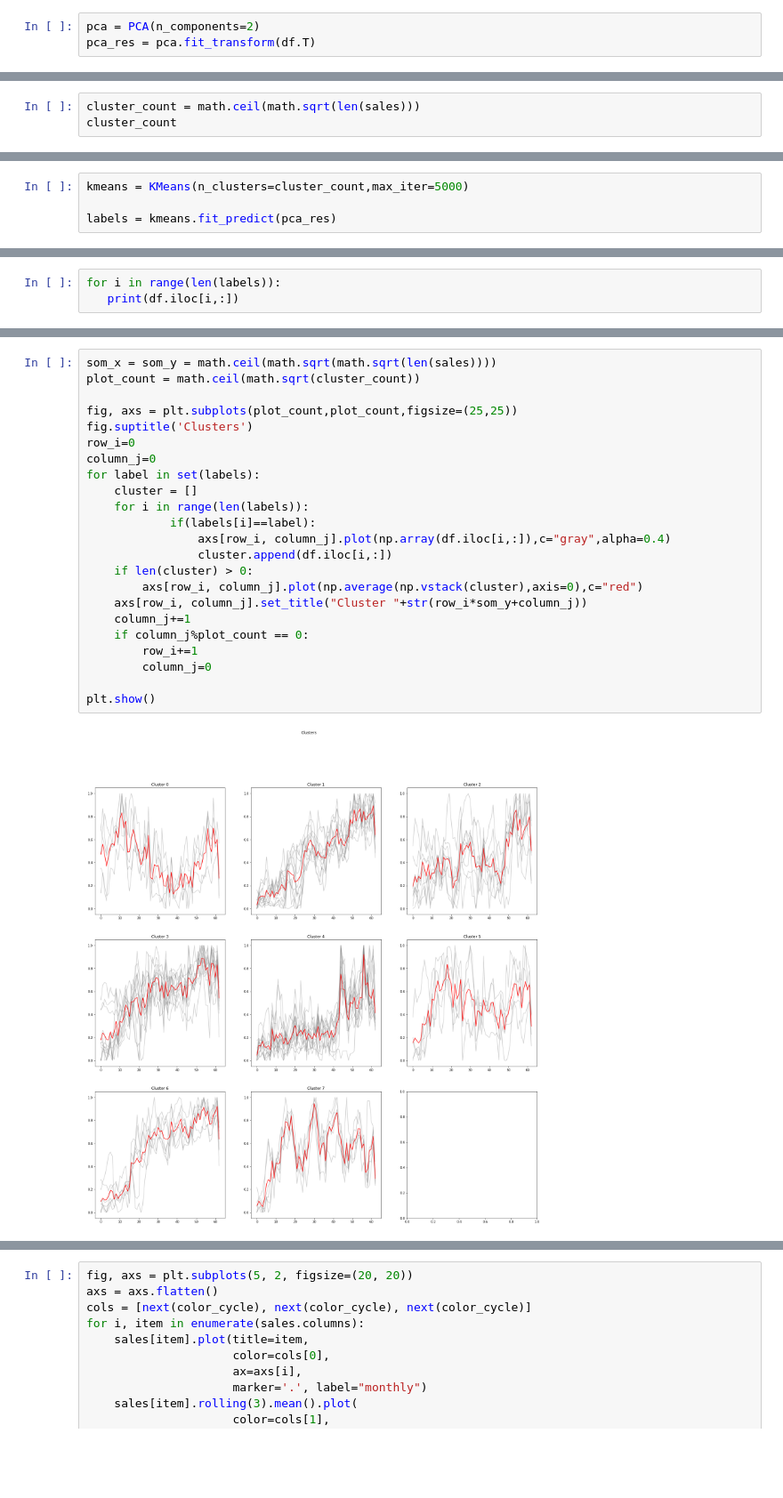
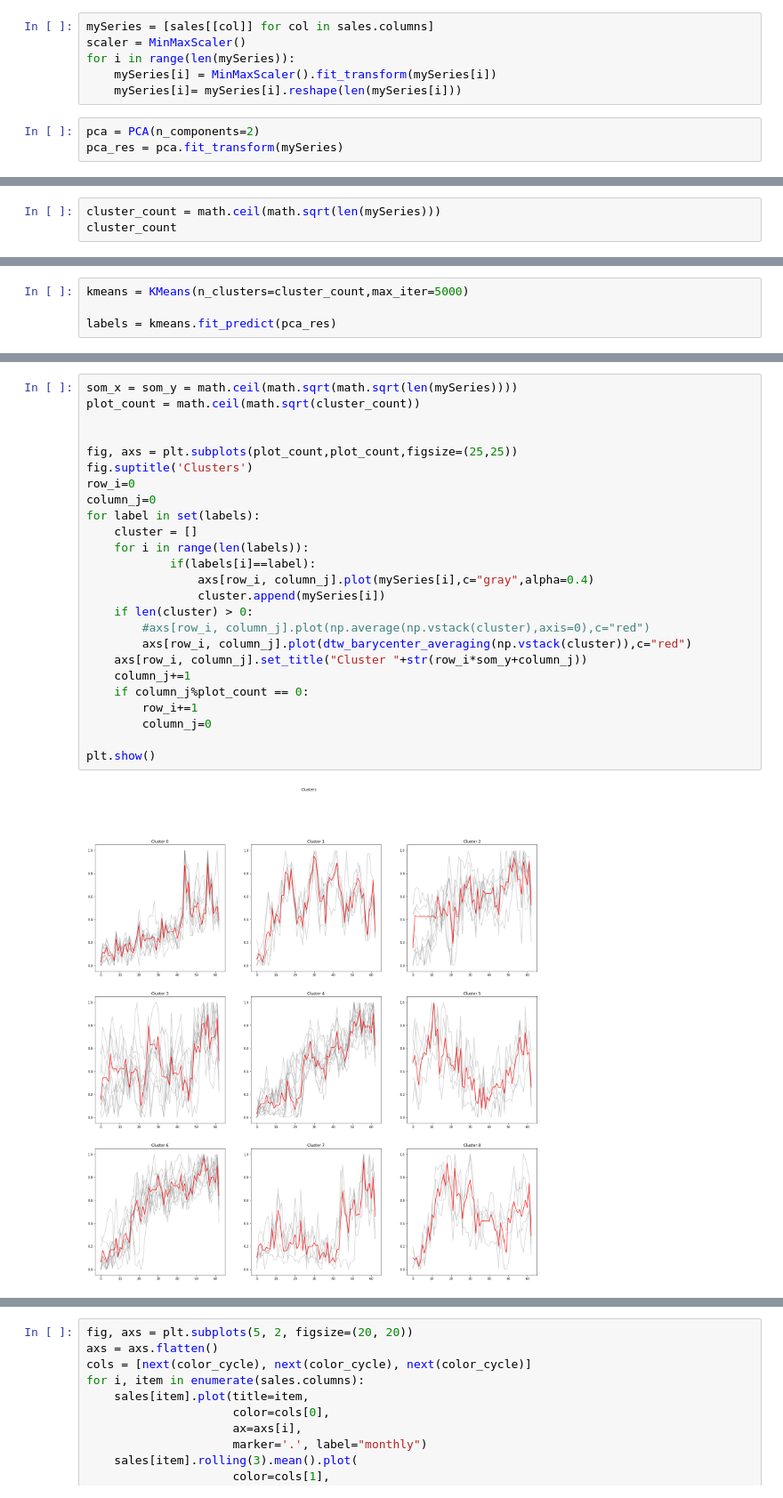
Before and after one commit to Mounji-Salma/Forecasting_App, a Jupyter notebook: data exploration.ipynb, the cells around one changed output, grey strips where cells are left out. Shown at 89% size. Drawn from its saved outputs; the diff is of its cells as text; blank space fills up the shorter version.

```diff
--- a/data exploration.ipynb
+++ b/data exploration.ipynb
@@ -119,6 +72,12 @@ df=sales_trans.T
+# %%
+mySeries = [sales[[col]] for col in sales.columns]
+scaler = MinMaxScaler()
+for i in range(len(mySeries)):
+    mySeries[i] = MinMaxScaler().fit_transform(mySeries[i])
+    mySeries[i]= mySeries[i].reshape(len(mySeries[i]))
 # %%
 pca = PCA(n_components=2)
-pca_res = pca.fit_transform(df.T)
+pca_res = pca.fit_transform(mySeries)
 # %%
 plt.figure(figsize=(25,10))
 plt.scatter(pca_res[:,0],pca_res[:,1], s=200)
@@ -139,6 +98,6 @@ print(pca_res[:10,:])
  [-1.42338057  0.15097156]
  [ 0.33610564  1.18921395]]
 # %%
-cluster_count = math.ceil(math.sqrt(len(sales)))
+cluster_count = math.ceil(math.sqrt(len(mySeries)))
 cluster_count
 # %% [output]
@@ -156,3 +125,0 @@ plt.show()
-# %%
-for i in range(len(labels)):
-   print(df.iloc[i,:])
@@ -177,28 +126,30 @@ Name: P_70, Length: 63, dtype: float64
 # %%
-som_x = som_y = math.ceil(math.sqrt(math.sqrt(len(sales))))
+som_x = som_y = math.ceil(math.sqrt(math.sqrt(len(mySeries))))
 plot_count = math.ceil(math.sqrt(cluster_count))
+
 
 fig, axs = plt.subplots(plot_count,plot_count,figsize=(25,25))
 fig.suptitle('Clusters')
 row_i=0
 column_j=0
 for label in set(labels):
     cluster = []
     for i in range(len(labels)):
             if(labels[i]==label):
-                axs[row_i, column_j].plot(np.array(df.iloc[i,:]),c="gray",alpha=0.4)
-                cluster.append(df.iloc[i,:])
+                axs[row_i, column_j].plot(mySeries[i],c="gray",alpha=0.4)
+                cluster.append(mySeries[i])
     if len(cluster) > 0:
-        axs[row_i, column_j].plot(np.average(np.vstack(cluster),axis=0),c="red")
+        #axs[row_i, column_j].plot(np.average(np.vstack(cluster),axis=0),c="red")
+        axs[row_i, column_j].plot(dtw_barycenter_averaging(np.vstack(cluster)),c="red")
     axs[row_i, column_j].set_title("Cluster "+str(row_i*som_y+column_j))
     column_j+=1
     if column_j%plot_count == 0:
         row_i+=1
         column_j=0
 
 plt.show()
 # %% [output]
-[figure, old version]
+[figure, new version]
 # %%
 cluster_c = [len(labels[labels==i]) for i in range(cluster_count)]
 cluster_n = ["cluster_"+str(i) for i in range(cluster_count)]
```
Also changed, not shown: parts of 20 cells of this notebook.
